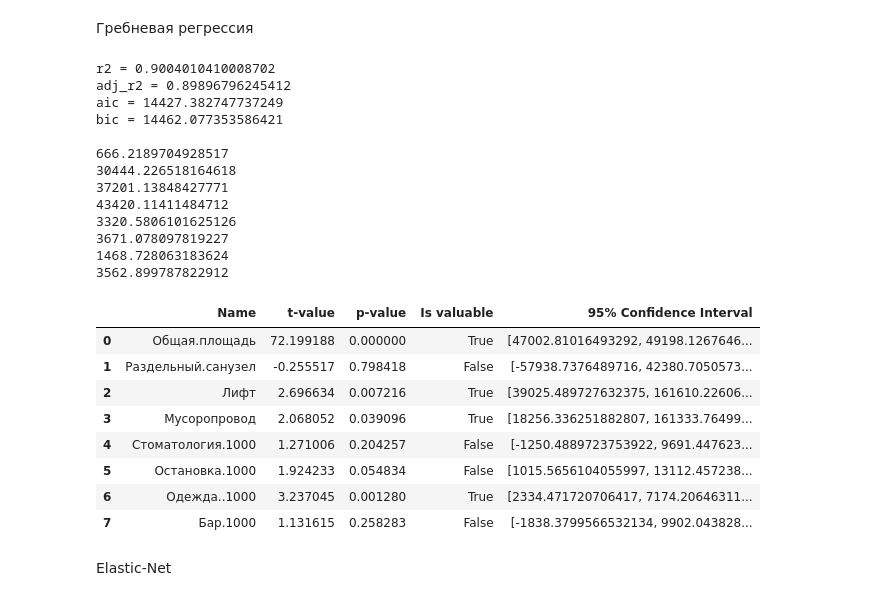
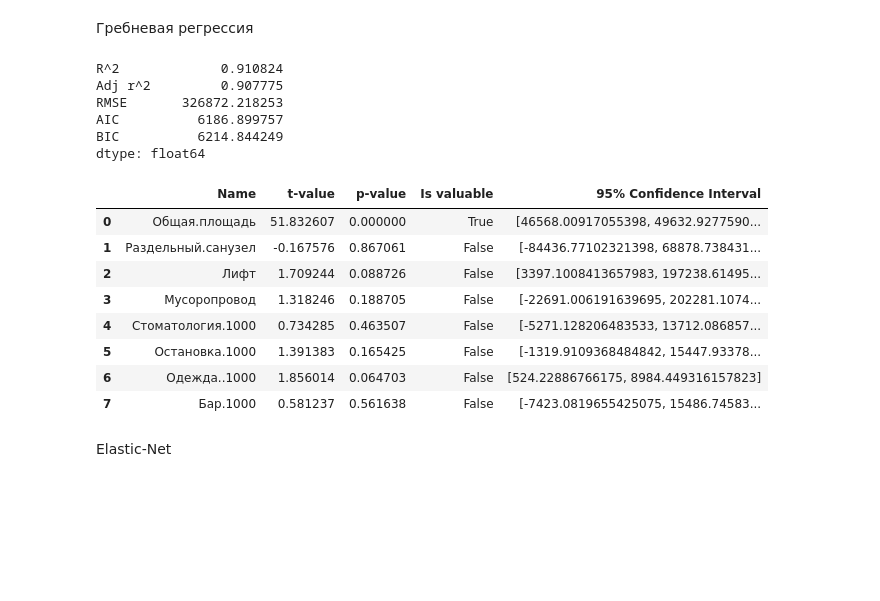
Before and after one commit to AdepteXiao/MAD_3, a Jupyter notebook: lab3.ipynb, the cells around one changed output. Cells and saved outputs as stored; diff of their text form; code cells hidden in the pictures; blank space fills up the shorter version.

```diff
--- a/lab3.ipynb
+++ b/lab3.ipynb
@@ -216,3 +248,5 @@ def print_coef_stats(model, X, y):
+# %%
+stats_summary = {}
 # %% [markdown]
 Линейная регрессия (МНК)
 # %%
@@ -229,9 +263,11 @@ params = {
     'copy_X': [True, False],
     'n_jobs': [1, 2, 4, 8],
 }
-grid = GridSearchCV(lr, params, cv=5, scoring='neg_mean_squared_error').fit(x_train, y_train)
+grid = GridSearchCV(lr, params, cv=5, scoring='neg_mean_squared_error').fit(lr_x_train, y_train)
 model = grid.best_estimator_
 
-get_model_stats(model, x_train, y_train)
-display(print_coef_stats(model, x_train, y_train))
+
+
+stats_summary["LinearRegression"] = get_model_stats(model, lr_x_test, y_test)
+display(coef_stats(model, lr_x_test, y_test, 'scl'))
 # %% [output]
@@ -261,11 +286,6 @@ bic = 14460.998154672088
 Лассо регрессия
 # %%
 lasr = Lasso()
-
-selector = SequentialFeatureSelector(lasr).fit(x_train, y_train)
-features = selector.get_support()
-lasr_x_train = x_train.loc[:, features]
-lasr_x_test = x_test.loc[:, features]
 
 params = {
     'alpha': np.logspace(-4, 2, 7),
@@ -277,6 +297,6 @@ params = {
 grid = GridSearchCV(lasr, params, cv=5, scoring='neg_mean_squared_error').fit(x_train, y_train)
 model = grid.best_estimator_
 
-get_model_stats(model, x_train, y_train)
-display(print_coef_stats(model, x_train, y_train))
+stats_summary["Lasso"] = get_model_stats(model, x_test, y_test)
+display(coef_stats(model, x_test, y_test, 'scl'))
 # %% [output]
@@ -306,47 +319,35 @@ bic = 14460.998622915902
 Гребневая регрессия
 # %%
 ridr = Ridge()
-
-selector = SequentialFeatureSelector(ridr).fit(x_train, y_train)
-features = selector.get_support()
-ridr_x_train = x_train.loc[:, features]
-ridr_x_test = x_test.loc[:, features]
 
 params = {
     'alpha': np.logspace(-4, 2, 7),
     'fit_intercept': [True, False],
     'solver': ['auto', 'svd', 'cholesky', 'lsqr', 'sparse_cg', 'sag', 'saga'],
     'max_iter': [1000, 5000, 10000],
     'tol': [0.001, 0.0001, 0.00001]
 }
 grid = GridSearchCV(ridr, params, cv=5, scoring='neg_mean_squared_error').fit(x_train, y_train)
 model = grid.best_estimator_
 
-get_model_stats(model, x_train, y_train)
-display(print_coef_stats(model, x_train, y_train))
+stats_summary["Ridge"] = get_model_stats(model, x_test, y_test)
+display(coef_stats(model, x_test, y_test, 'scl'))
 # %% [output]
-r2 = 0.9004010410008702
-adj_r2 = 0.89896796245412
-aic = 14427.382747737249
-bic = 14462.077353586421
-
-666.2189704928517
-30444.226518164618
-37201.13848427771
-43420.11411484712
-3320.5806101625126
-3671.078097819227
-1468.728063183624
-3562.899787822912
+R^2             0.910824
+Adj r^2         0.907775
+RMSE       326872.218253
+AIC          6186.899757
+BIC          6214.844249
+dtype: float64
 |  | Name | t-value | p-value | Is valuable | 95% Confidence Interval |
-| 0 | Общая.площадь | 72.199188 | 0.000000 | True | [47002.81016493292, 49198.1267646... |
-| 1 | Раздельный.санузел | -0.255517 | 0.798418 | False | [-57938.7376489716, 42380.7050573... |
-| 2 | Лифт | 2.696634 | 0.007216 | True | [39025.489727632375, 161610.22606... |
-| 3 | Мусоропровод | 2.068052 | 0.039096 | True | [18256.336251882807, 161333.76499... |
-| 4 | Стоматология.1000 | 1.271006 | 0.204257 | False | [-1250.4889723753922, 9691.447623... |
-| 5 | Остановка.1000 | 1.924233 | 0.054834 | False | [1015.5656104055997, 13112.457238... |
-| 6 | Одежда..1000 | 3.237045 | 0.001280 | True | [2334.471720706417, 7174.20646311... |
-| 7 | Бар.1000 | 1.131615 | 0.258283 | False | [-1838.3799566532134, 9902.043828... |
+| 0 | Общая.площадь | 51.832607 | 0.000000 | True | [46568.00917055398, 49632.9277590... |
+| 1 | Раздельный.санузел | -0.167576 | 0.867061 | False | [-84436.77102321398, 68878.738431... |
+| 2 | Лифт | 1.709244 | 0.088726 | False | [3397.1008413657983, 197238.61495... |
+| 3 | Мусоропровод | 1.318246 | 0.188705 | False | [-22691.006191639695, 202281.1074... |
+| 4 | Стоматология.1000 | 0.734285 | 0.463507 | False | [-5271.128206483533, 13712.086857... |
+| 5 | Остановка.1000 | 1.391383 | 0.165425 | False | [-1319.9109368484842, 15447.93378... |
+| 6 | Одежда..1000 | 1.856014 | 0.064703 | False | [524.22886766175, 8984.449316157823] |
+| 7 | Бар.1000 | 0.581237 | 0.561638 | False | [-7423.0819655425075, 15486.74583... |
 # %% [markdown]
 Elastic-Net
 # %%
```
Also changed, not shown: parts of 20 cells of this notebook.
